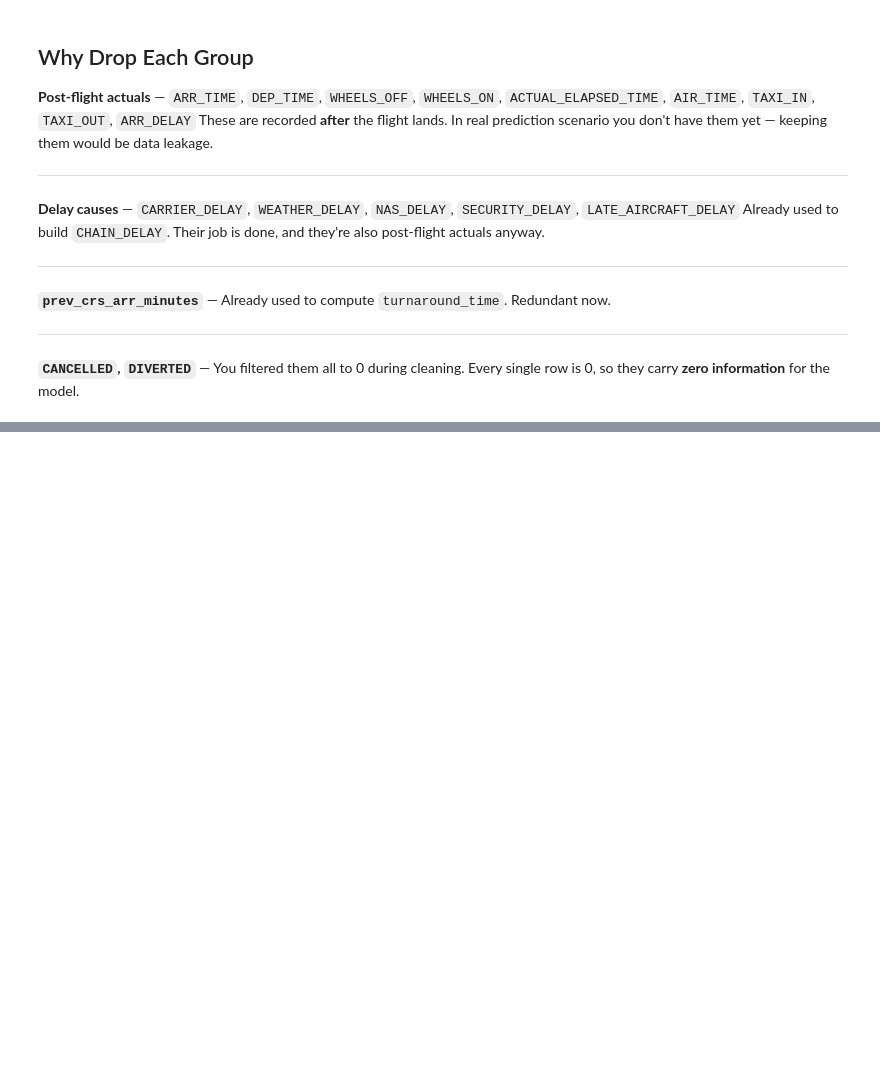
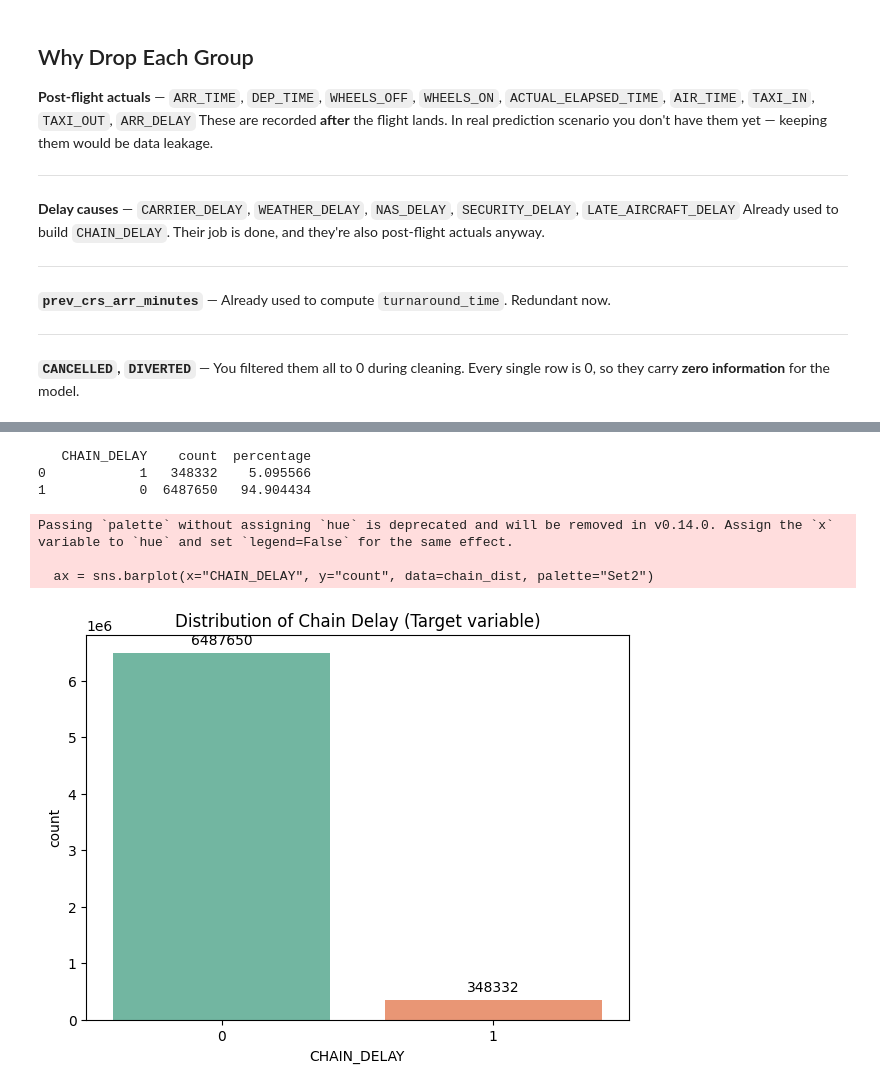
Before and after one commit to Mohamedashraf2005/Flight_Delay-PySpark, a Jupyter notebook: Flight_Delay_Chain_Reaction_Prediction.ipynb, the cells around one changed output, grey strips where cells are left out. Saved outputs shown, nothing was run; the diff lists cells and outputs as text; code cells hidden in the pictures; blank space fills up the shorter version.

```diff
--- a/Flight_Delay_Chain_Reaction_Prediction.ipynb
+++ b/Flight_Delay_Chain_Reaction_Prediction.ipynb
@@ -343,0 +424,28 @@ df.limit(1).toPandas()
+# %%
+#Class distribution of CHAIN_DELAY
+total_flights = chain_dist['count'].sum()
+chain_dist['percentage'] = (chain_dist['count'] / total_flights) * 100
+
+print(chain_dist)
+
+plt.figure(figsize=(7, 5))
+ax = sns.barplot(x="CHAIN_DELAY", y="count", data=chain_dist, palette="Set2")
+
+
+for p in ax.patches:
+    ax.annotate(f'{p.get_height():.0f}',
+                (p.get_x() + p.get_width() / 2., p.get_height()),
+                ha = 'center', va = 'center',
+                xytext = (0, 9),
+                textcoords = 'offset points')
+
+plt.title("Distribution of Chain Delay (Target variable)")
+plt.show()
+# %% [output]
+   CHAIN_DELAY    count  percentage
+0            1   348332    5.095566
+1            0  6487650   94.904434
+Passing `palette` without assigning `hue` is deprecated and will be removed in v0.14.0. Assign the `x` variable to `hue` and set `legend=False` for the same effect.
+
+  ax = sns.barplot(x="CHAIN_DELAY", y="count", data=chain_dist, palette="Set2")
+[figure, added]
```
Also changed, not shown: parts of 13 cells of this notebook.
